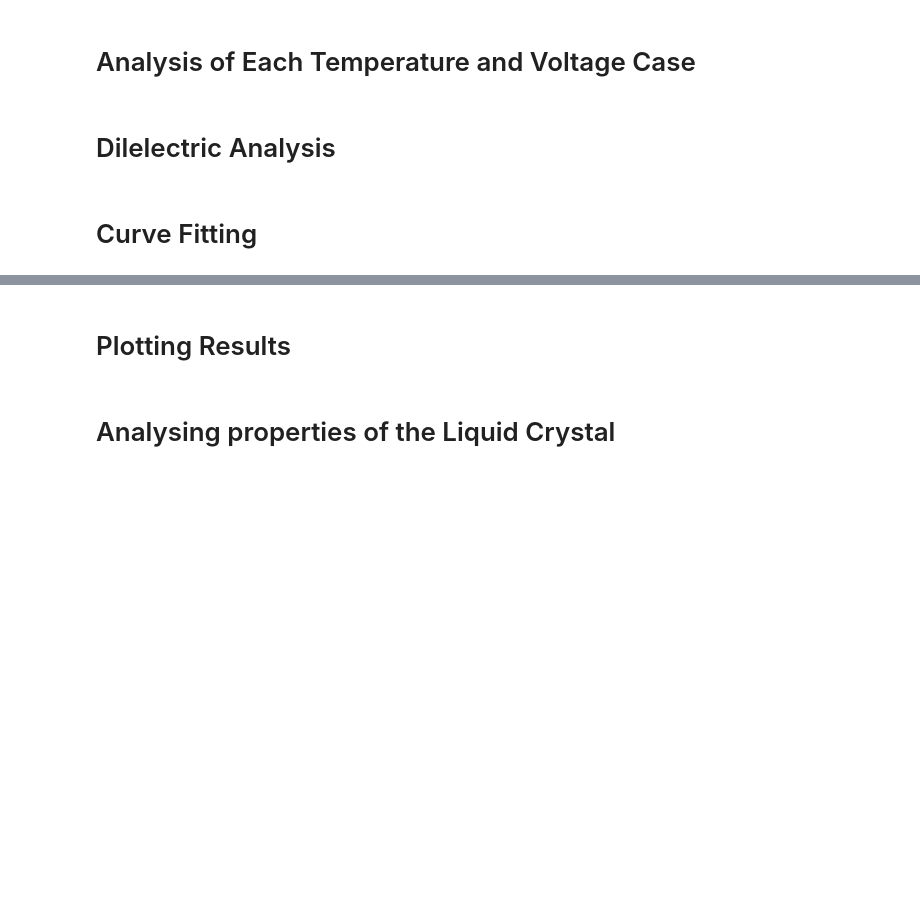
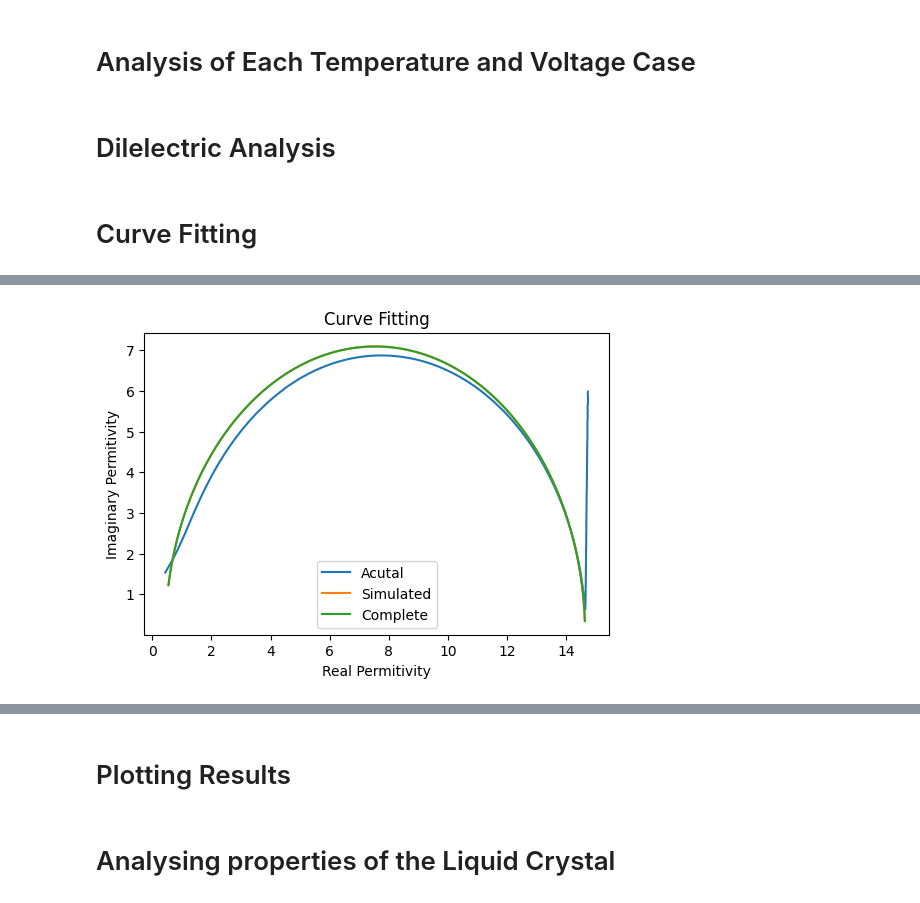
Before and after one commit to avi1299/LC_Analysis, a Jupyter notebook: Analyser-Automated-withDE.ipynb, the cells around one changed output, grey strips where cells are left out. Cells and saved outputs as stored; diff of their text form; code cells hidden in the pictures; blank space fills up the shorter version.

Commit message:
Added Code for simultaneous curve fitting of ral and imaginary parts

```diff
--- a/Analyser-Automated-withDE.ipynb
+++ b/Analyser-Automated-withDE.ipynb
@@ -589,2 +592,86 @@ if not os.path.exists(output_path_DE + "/Permitivity_VS_Frequency") :
 # %%
 from scipy.optimize import curve_fit,minimize
+# %%
+# Attempt to fit curve to cole-cole plot and estimating values of alpha and beta
+
+filename='0.0'
+
+DE=pd.read_csv("/home/avinash/Downloads/"+filename+".csv")
+#DE=DE[:-1]
+DE.columns=['Frequency','RealE','ImagE','Sigma']
+DE=DE.astype('float64')
+print(DE)
+
+DE_actual=DE.copy()
+# #DE.Frequency=np.log10(DE.Frequency)
+
+endfreq=10000000
+print("End Freq = ",endfreq)
+DE=DE[DE.Frequency<endfreq]
+DE_actual=DE_actual[DE_actual.Frequency<endfreq]
+
+
+startfreq = 20700
+#startfreq = 51700
+#startfreq = 40000
+#startfreq = 25400
+startfreq_actual= 1000
+print("Start Freq = ",startfreq)
+DE=DE[DE.Frequency>startfreq]
+DE_actual=DE_actual[DE_actual.Frequency>startfreq_actual]
+
+
+#plt.plot(DE.Frequency,DE.RealE)
+#plt.plot(DE.Frequency,DE.ImagE)
+#plt.plot(DE.RealE,DE.ImagE)
+
+
+
+idx1=np.argmax(DE.ImagE)
+f0=DE.Frequency.iloc[idx1]
+print("Relaxation Freq = ", f0)
+alpha =1
+print("Alpha = ", alpha)
+beta=1
+print("Beta = ", beta)
+e_stat=DE.RealE.iloc[0]
+#e_stat=5.79901962
+print("e_static = ",e_stat)
+e_infi=DE.RealE.iloc[-1]
+#e_infi=-0.42371239
+print("e_static = ",e_infi)
+ds=e_stat-e_infi
+print("Dielectric strength = ",ds)
+real_e=DE.RealE
+imag_e=DE.ImagE
+
+
+print(range(len(DE.index)))
+
+sim_real = complex_HN_real_array(DE.Frequency,alpha,beta)*ds+e_infi
+sim_imag = complex_res_array(DE.Frequency,alpha,beta)*ds
+sim_complete=EQ1(DE.Frequency,alpha,beta)
+############################################################
+plt.figure(5,figsize=(6, 4), dpi=100, linewidth=0.1)
+plt.xlabel("Real Permitivity")
+plt.ylabel("Imaginary Permitivity")
+#plt.plot(DE.Frequency,real_e)
+plt.plot(DE_actual.RealE,DE_actual.ImagE)
+plt.plot(sim_real,sim_imag)
+plt.plot(np.real(sim_complete),np.imag(sim_complete))
+#plt.plot(real_e,imag_e)
+#sim=real_e.iloc[-1]+(real_e.iloc[0]-real_e.iloc[-1])*(1+((DE.Frequency/DE.Frequency.iloc[idx1])**(1-alpha))*np.sin(pi/2*alpha))/(1+2*((DE.Frequency/DE.Frequency.iloc[idx1])**(1-alpha))*np.sin(pi/2*alpha)+((DE.Frequency/DE.Frequency.iloc[idx1])**((1-alpha)*2)))
+
+#sim_re=real_e.iloc[-1]+(real_e.iloc[0]-real_e.iloc[-1])/2*(1-np.sinh((1-alpha)*np.log(DE.Frequency/DE.Frequency.iloc[idx1]))/(np.cosh((1-alpha)*np.log(DE.Frequency/#DE.Frequency.iloc[idx1]))+np.cos(alpha*pi/2)))
+#plt.plot(DE.Frequency,sim_re)
+
+#sim_ie=(real_e.iloc[0]-real_e.iloc[-1])/2*np.cos(alpha*pi/2)/(np.cosh((1-alpha)*np.log(DE.Frequency/DE.Frequency.iloc[idx1]))+np.sin(alpha*pi/2))
+#plt.plot(DE.Frequency,sim_ie)
+
+#plt.plot(sim_re,sim_ie)
+plt.title("Curve Fitting")
+plt.legend(['Acutal','Simulated','Complete'])
+if not os.path.exists(output_path_DE + "/Permitivity_VS_Frequency") :
+    os.mkdir (output_path_DE + "/Permitivity_VS_Frequency")
+#plt.savefig(output_path_DE+"/Permitivity_VS_Frequency/"+filename+"check_alpha.jpg", dpi=300,bbox_inches='tight')
+# %% [output]
@@ -590,0 +695 @@ from scipy.optimize import curve_fit,minimize
+[figure, added]
```
Also changed, not shown: parts of 14 cells of this notebook.
